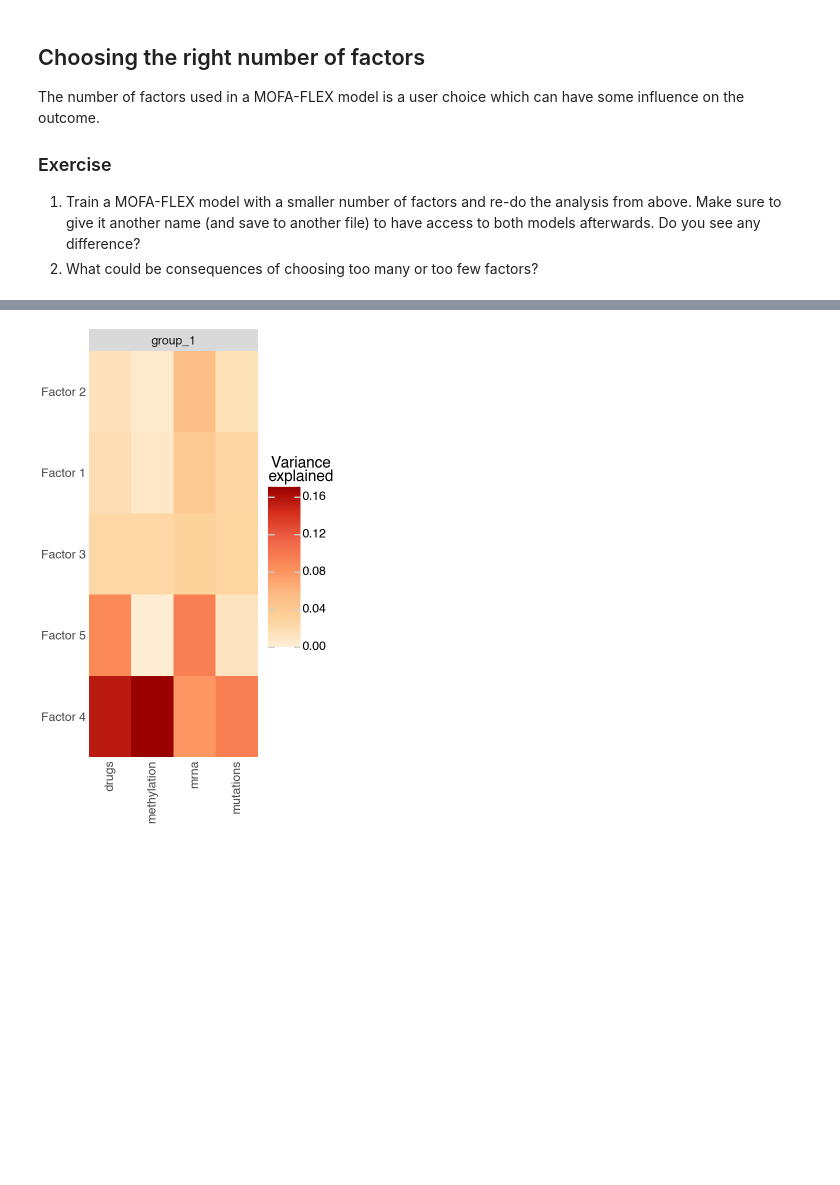
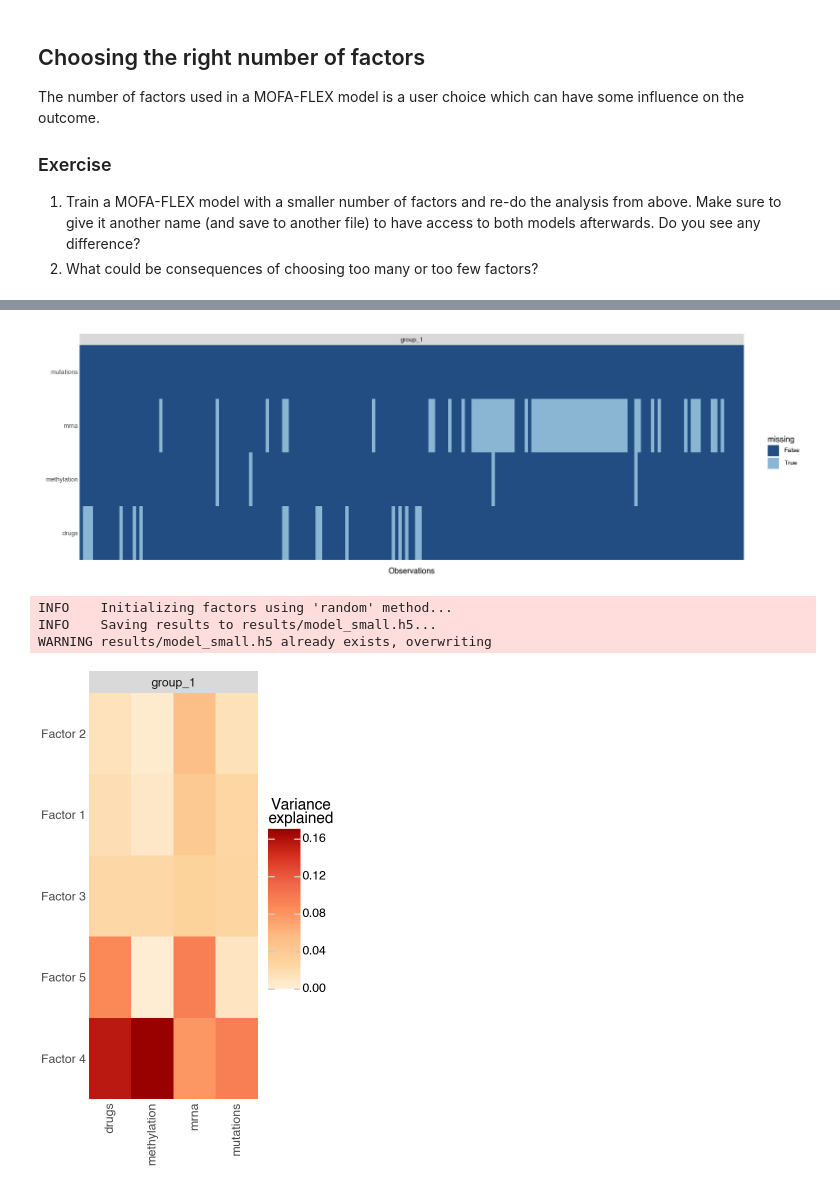
Before and after one commit to florinwalter/ebi_course_sysbio_26, a Jupyter notebook: practical_solutions.ipynb, the cells around one changed output, grey strips where cells are left out. Cells and saved outputs as stored; diff of their text form; code cells hidden in the pictures; blank space fills up the shorter version.

```diff
--- a/practical_solutions.ipynb
+++ b/practical_solutions.ipynb
@@ -137,6 +145,7 @@ The number of factors used in a MOFA-FLEX model is a user choice which can have
 1. Train a MOFA-FLEX model with a smaller number of factors and re-do the analysis from above. Make sure to give it another name (and save to another file) to have access to both models afterwards. Do you see any difference?
 2. What could be consequences of choosing too many or too few factors?
 # %%
-# model_small = mfl.terms.MofaFlex(n_factors=5, weight_prior="Horseshoe")
-# model_small.fit(data, likelihoods="Normal", lr=0.05, early_stopper_patience=1000, max_epochs=10000, save_path="results/model_small.h5", seed=1234)
-model_small = mfl.MOFAFLEX.load("results/model_small.h5")
+model_small = mfl.terms.MofaFlex(n_factors=5, weight_prior="Horseshoe")
+model_small.fit(mdata, likelihoods="Normal", lr=0.05, early_stopper_patience=1000, max_epochs=10000, save_path="results/model_small.h5", seed=1234)
+# model_small = mfl.MOFAFLEX.load("results/model_small.h5")
+# %% [output]
@@ -143,3 +153,7 @@ model_small = mfl.MOFAFLEX.load("results/model_small.h5")
+[figure, added]
+INFO    Initializing factors using 'random' method...
+INFO    Saving results to results/model_small.h5...
+WARNING results/model_small.h5 already exists, overwriting
 # %%
 mfl.pl.variance_explained(model_small)
 # %% [output]
```
Also changed, not shown: parts of 11 cells of this notebook, 4 other files.
